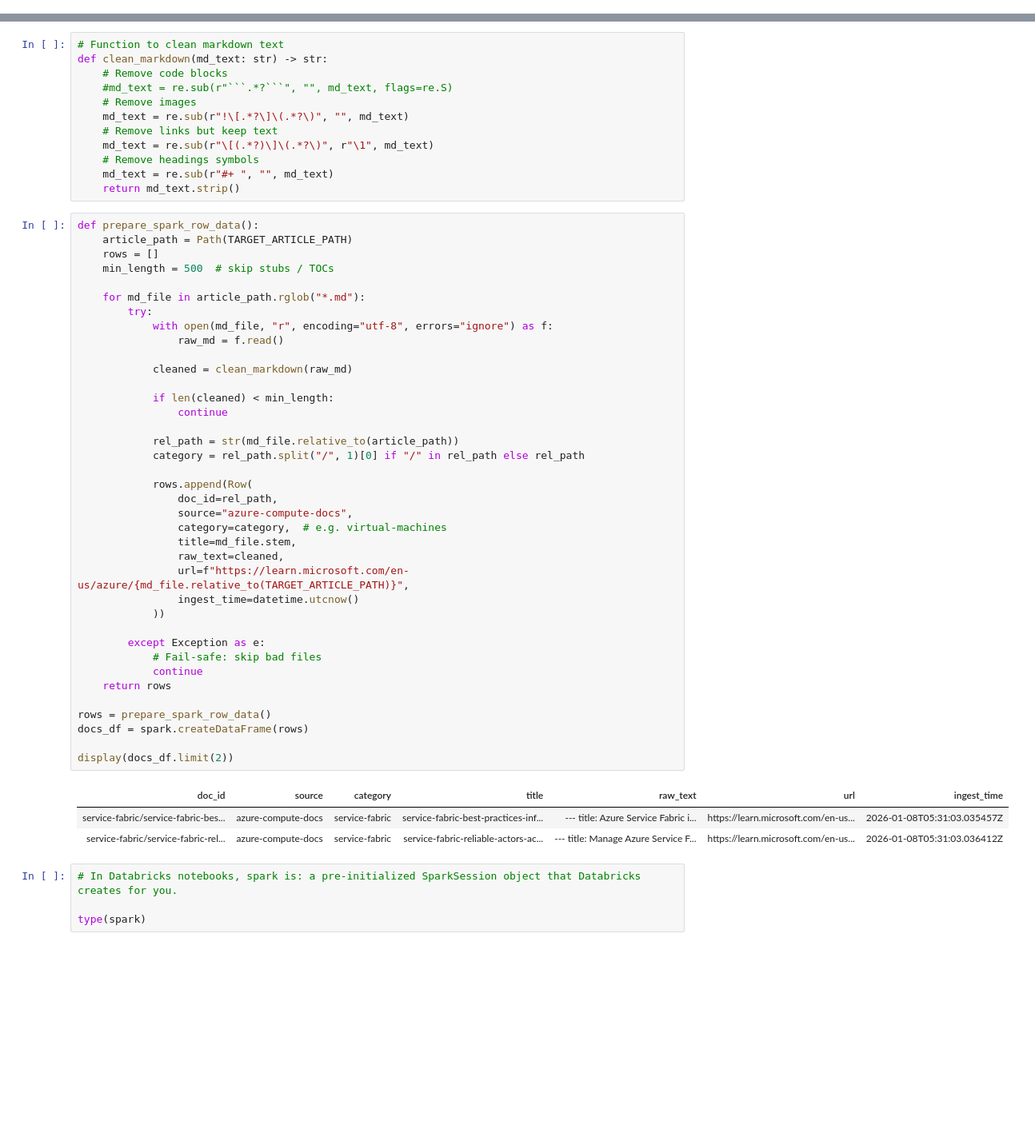
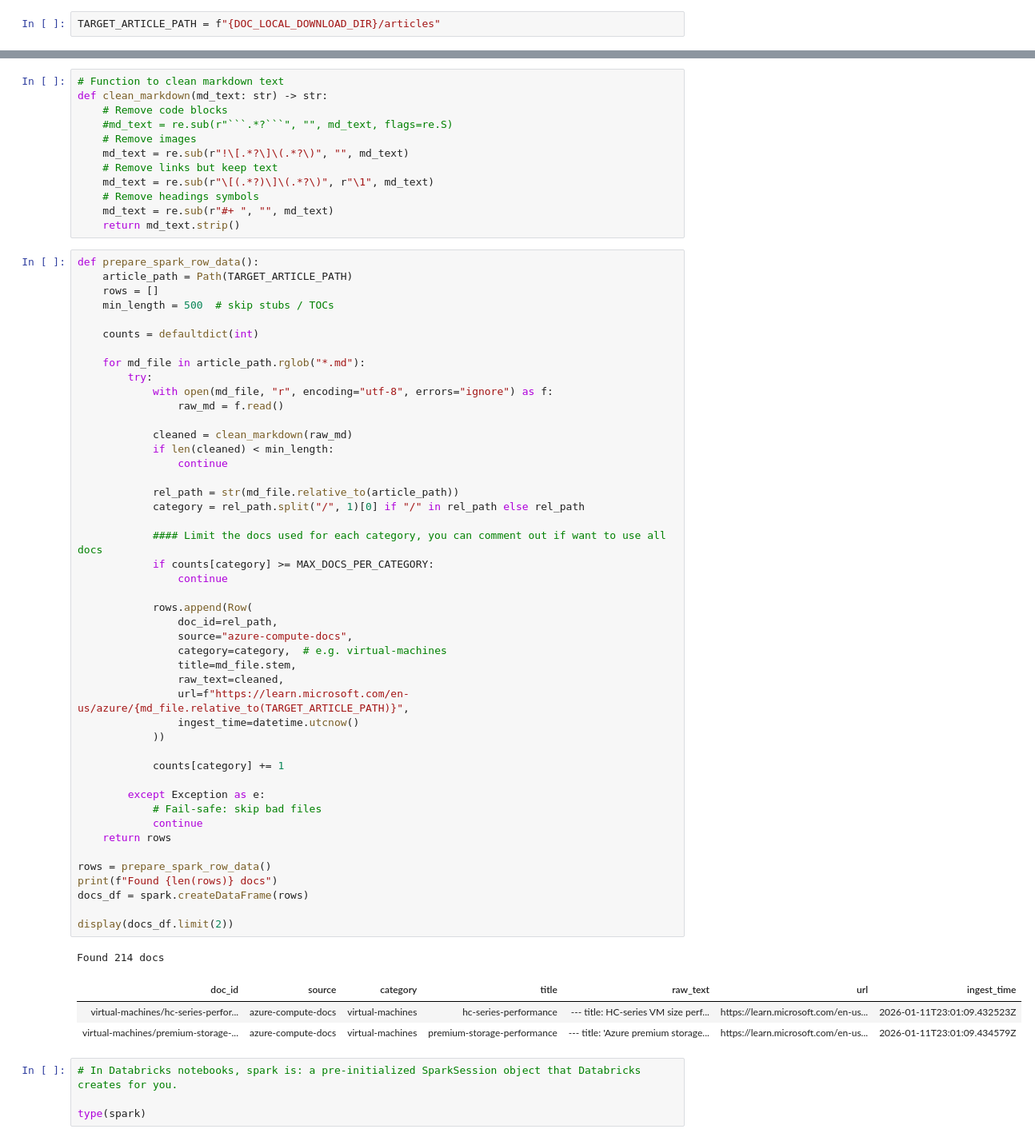
Before and after one commit to huiminyan2017/databricks-rag-ml, a Jupyter notebook: notebooks/01_ingest_azure_compute_docs.ipynb, the cells around one changed output, grey strips where cells are left out. Shown at 80% size. Saved outputs shown, nothing was run; the diff lists cells and outputs as text; blank space fills up the shorter version.

```diff
--- a/notebooks/01_ingest_azure_compute_docs.ipynb
+++ b/notebooks/01_ingest_azure_compute_docs.ipynb
@@ -84,0 +46,2 @@ os.listdir(f"{TARGET_ARTICLE_PATH}")
+# %%
+TARGET_ARTICLE_PATH = f"{DOC_LOCAL_DOWNLOAD_DIR}/articles"
@@ -99,6 +97,8 @@ def prepare_spark_row_data():
     article_path = Path(TARGET_ARTICLE_PATH)
     rows = []
     min_length = 500  # skip stubs / TOCs
+
+    counts = defaultdict(int)
 
     for md_file in article_path.rglob("*.md"):
         try:
@@ -106,36 +106,43 @@ def prepare_spark_row_data():
                 raw_md = f.read()
 
             cleaned = clean_markdown(raw_md)
-
             if len(cleaned) < min_length:
                 continue
 
             rel_path = str(md_file.relative_to(article_path))
             category = rel_path.split("/", 1)[0] if "/" in rel_path else rel_path
+
+            #### Limit the docs used for each category, you can comment out if want to use all docs
+            if counts[category] >= MAX_DOCS_PER_CATEGORY:
+                continue
 
             rows.append(Row(
                 doc_id=rel_path,
                 source="azure-compute-docs",
                 category=category,  # e.g. virtual-machines
                 title=md_file.stem,
                 raw_text=cleaned,
                 url=f"https://learn.microsoft.com/en-us/azure/{md_file.relative_to(TARGET_ARTICLE_PATH)}",
                 ingest_time=datetime.utcnow()
             ))
 
+            counts[category] += 1
+
         except Exception as e:
             # Fail-safe: skip bad files
             continue
     return rows
 
 rows = prepare_spark_row_data()
+print(f"Found {len(rows)} docs")
 docs_df = spark.createDataFrame(rows)
 
 display(docs_df.limit(2))
 # %% [output]
+Found 214 docs
 | doc_id | source | category | title | raw_text | url | ingest_time |
-| service-fabric/service-fabric-bes... | azure-compute-docs | service-fabric | service-fabric-best-practices-inf... | --- title: Azure Service Fabric i... | https://learn.microsoft.com/en-us... | 2026-01-08T05:31:03.035457Z |
-| service-fabric/service-fabric-rel... | azure-compute-docs | service-fabric | service-fabric-reliable-actors-ac... | --- title: Manage Azure Service F... | https://learn.microsoft.com/en-us... | 2026-01-08T05:31:03.036412Z |
+| virtual-machines/hc-series-perfor... | azure-compute-docs | virtual-machines | hc-series-performance | --- title: HC-series VM size perf... | https://learn.microsoft.com/en-us... | 2026-01-11T23:01:09.432523Z |
+| virtual-machines/premium-storage-... | azure-compute-docs | virtual-machines | premium-storage-performance | --- title: 'Azure premium storage... | https://learn.microsoft.com/en-us... | 2026-01-11T23:01:09.434579Z |
 # %%
 # In Databricks notebooks, spark is: a pre-initialized SparkSession object that Databricks creates for you.
 
```
Also changed, not shown: parts of 11 cells of this notebook, 12 other files.
